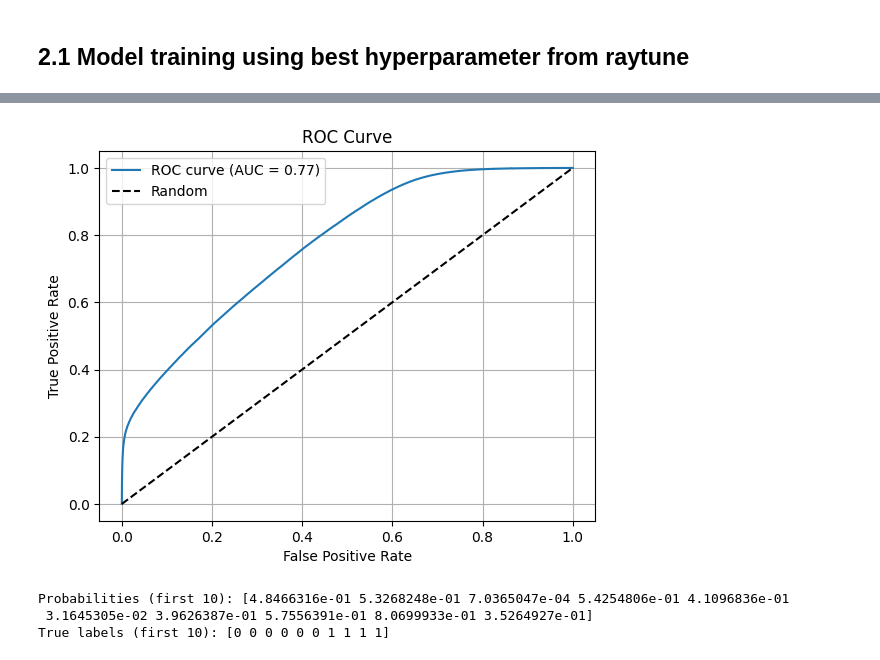
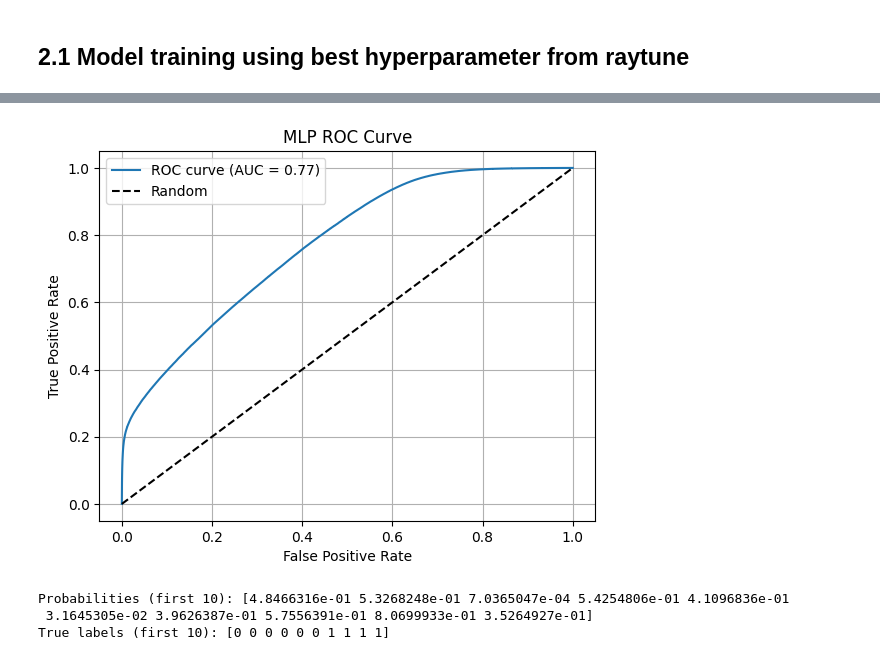
Before and after one commit to lewisl23/BCR-classification-model, a Jupyter notebook: model_training/MLP_sigmoid/mlp_pytorch.ipynb, the cells around one changed output, grey strips where cells are left out. Drawn from its saved outputs; the diff is of its cells as text; code cells hidden in the pictures.

```diff
--- a/model_training/MLP_sigmoid/mlp_pytorch.ipynb
+++ b/model_training/MLP_sigmoid/mlp_pytorch.ipynb
@@ -565,11 +483,0 @@ NameError: name 'pd' is not defined
-# %%
-with torch.no_grad():
-    outputs = model(X_test_tensor)
-    _, predicted = torch.max(outputs, 1)  # Get the class with the highest probability
-    predicted = predicted.cpu().numpy()
-
-cm = confusion_matrix(y_test, predicted)
-disp = ConfusionMatrixDisplay(confusion_matrix=cm)
-disp.plot(cmap=plt.cm.Blues)
-plt.title("Confusion Matrix")
-plt.show()
@@ -610,28 +483,0 @@ probs.shape
-# %%
-# ROC Curve flipped
-model.eval()
-with torch.no_grad():
-    probs = torch.sigmoid(model(X_test_tensor)).cpu().numpy()
-    flipped_probs = 1 - probs
-    y_true = y_test.values
-    y_onehot = label_binarize(y_true, classes=list(range(probs.shape[1])))
-
-fpr = dict()
-tpr = dict()
-roc_auc = dict()
-fpr, tpr, _ = roc_curve(y_true, flipped_probs[:, 0])  # or just probs if it's 1D
-roc_auc = auc(fpr, tpr)
-
-# Plot
-plt.figure()
-plt.plot(fpr, tpr, label=f"ROC curve (AUC = {roc_auc:.2f})")
-plt.plot([0, 1], [0, 1], "k--")
-plt.xlabel("False Positive Rate")
-plt.ylabel("True Positive Rate")
-plt.title("ROC Curve")
-plt.legend()
-plt.grid()
-plt.show()
-
-print("Probabilities (first 10):", probs[:10].flatten())
-print("True labels (first 10):", y_true[:10])
@@ -688,7 +525,7 @@ class MLP(nn.Module):
 # Initialize and load the saved model
 input_dim = X_test_tensor.shape[1]
 model = MLP(input_dim=input_dim).to(device)
-model.load_state_dict(torch.load("/home/s2106664/msc_project/model_training/best_mlp_sigmoid_model.pth"))
+model.load_state_dict(torch.load("/home/s2106664/msc_project/model_training/MLP_sigmoid/best_mlp_sigmoid_model.pth"))
 model.eval()
 
 
@@ -742,30 +581,30 @@ plt.show()
 # %%
 with torch.no_grad():
     output = model(X_test_tensor)  # shape: (N, 1)
     probs = torch.sigmoid(output).cpu().numpy().squeeze()  # shape: (N,)
     y_true = y_test.values
 
 # Compute ROC curve and AUC
 fpr, tpr, _ = roc_curve(y_true, probs)
 roc_auc = auc(fpr, tpr)
 
 # Plot ROC curve
 plt.figure()
 plt.plot(fpr, tpr, label=f"ROC curve (AUC = {roc_auc:.2f})")
 plt.plot([0, 1], [0, 1], "k--", label="Random")
 plt.xlabel("False Positive Rate")
 plt.ylabel("True Positive Rate")
-plt.title("ROC Curve")
+plt.title("MLP ROC Curve")
 plt.legend()
 plt.grid(True)
 plt.savefig("MLP_ROC_curve.png", dpi=300, bbox_inches='tight')
 plt.show()
 
 # Print some predictions and labels
 print("Probabilities (first 10):", probs[:10])
 print("True labels (first 10):", y_true[:10])
 # %% [output]
-[figure, old version]
+[figure, new version]
 Probabilities (first 10): [4.8466316e-01 5.3268248e-01 7.0365047e-04 5.4254806e-01 4.1096836e-01
  3.1645305e-02 3.9626387e-01 5.7556391e-01 8.0699933e-01 3.5264927e-01]
 True labels (first 10): [0 0 0 0 0 0 1 1 1 1]
```
Also changed, not shown: parts of 13 cells of this notebook, 24 other files.
